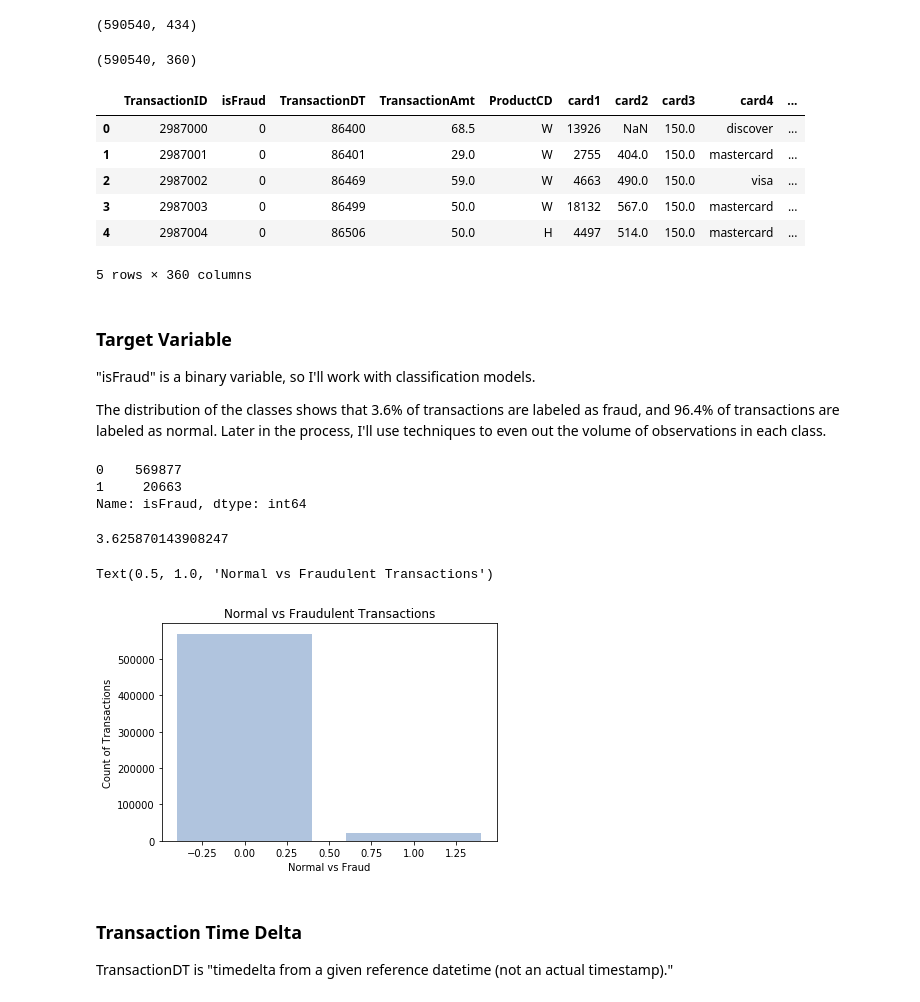
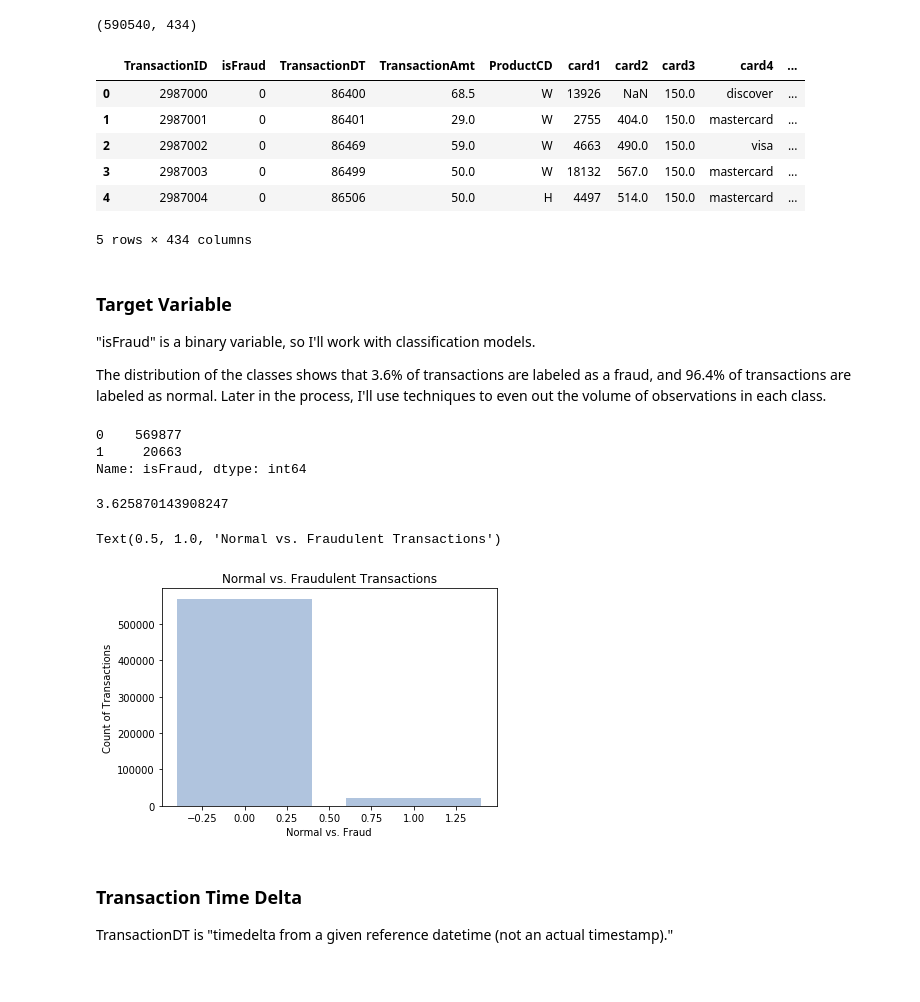
Before and after one commit to anikoloff/fraud_detection, a Jupyter notebook: fraud_detection.ipynb, the cells around one changed output. Cells and saved outputs as stored; diff of their text form; code cells hidden in the pictures.

```diff
--- a/fraud_detection.ipynb
+++ b/fraud_detection.ipynb
@@ -98,11 +100,3 @@ print(df_train.shape)
 # df_null = (df_train.isnull().sum()*100/df_train.isnull().count())
 # df_null.sort_values(ascending=False)
-# %%
-# drop variables with over 80% of missing values:
-df_train.dropna(thresh=df_train.shape[0]*0.20,
-                how='all',axis=1,inplace=True)
-
-df_train.shape
-# %% [output]
-(590540, 360)
 # %%
@@ -111,7 +105,7 @@ for i in df_train.columns:
     if df_train[i].dtype==object:
         df_train[i] = df_train[i].fillna('missing')
 # %%
-# review data:
+# Review data.
 df_train.head()
 # %% [output]
 |  | TransactionID | isFraud | TransactionDT | TransactionAmt | ProductCD | card1 | card2 | card3 | card4 | ... |
@@ -120,11 +114,11 @@ df_train.head()
 | 2 | 2987002 | 0 | 86469 | 59.0 | W | 4663 | 490.0 | 150.0 | visa | ... |
 | 3 | 2987003 | 0 | 86499 | 50.0 | W | 18132 | 567.0 | 150.0 | mastercard | ... |
 | 4 | 2987004 | 0 | 86506 | 50.0 | H | 4497 | 514.0 | 150.0 | mastercard | ... |
-5 rows × 360 columns
+5 rows × 434 columns
 # %% [markdown]
 ### Target Variable
 
 "isFraud" is a binary variable, so I'll work with classification models.
 
-The distribution of the classes shows that 3.6% of transactions are labeled as fraud, and 96.4% of transactions are labeled as normal. Later in the process, I'll use techniques to even out the volume of observations in each class.
+The distribution of the classes shows that 3.6% of transactions are labeled as a fraud, and 96.4% of transactions are labeled as normal. Later in the process, I'll use techniques to even out the volume of observations in each class.
 # %%
@@ -137,15 +131,15 @@ df_train['isFraud'].value_counts()[1]*100/df_train['isFraud'].value_counts()[0]
 Name: isFraud, dtype: int64
 3.625870143908247
 # %%
-# plot normal vs fraudulent transactions:
+# Plot normal vs. fraudulent transactions:
 plt.bar(df_train.groupby('isFraud')['isFraud'].count().index,
          df_train.groupby('isFraud')['isFraud'].count(), color='lightsteelblue')
 plt.ylabel('Count of Transactions')
-plt.xlabel('Normal vs Fraud')
-plt.title('Normal vs Fraudulent Transactions')
+plt.xlabel('Normal vs. Fraud')
+plt.title('Normal vs. Fraudulent Transactions')
 # %% [output]
-Text(0.5, 1.0, 'Normal vs Fraudulent Transactions')
+Text(0.5, 1.0, 'Normal vs. Fraudulent Transactions')
-[figure, old version]
+[figure, new version]
 # %% [markdown]
 ### Transaction Time Delta
 TransactionDT is "timedelta from a given reference datetime (not an actual timestamp)."
```
Also changed, not shown: parts of 98 cells of this notebook.
